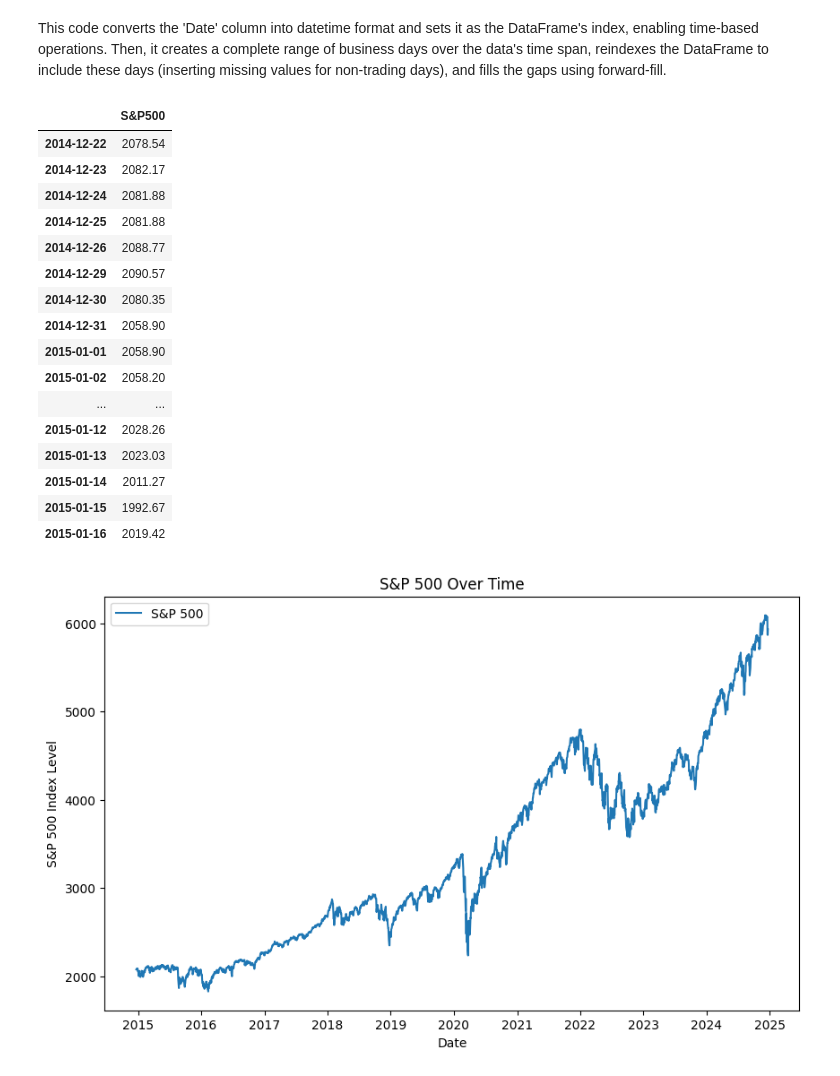
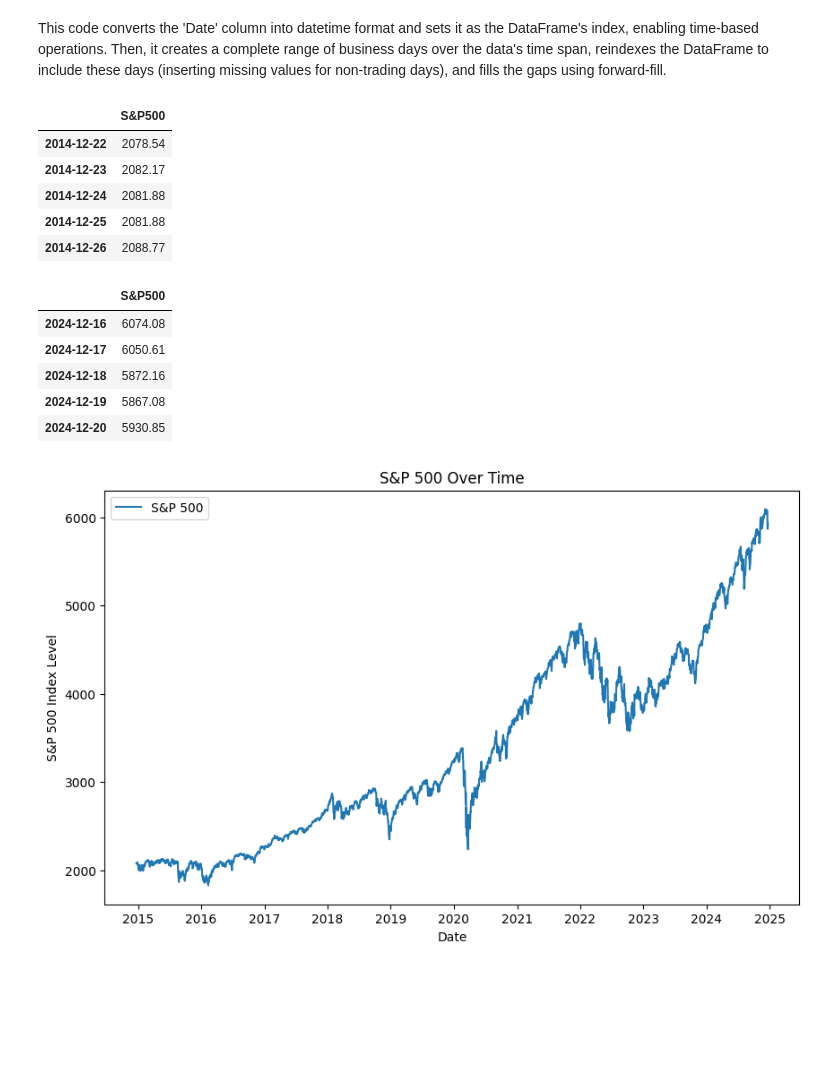
Before and after one commit to johnpospisil/SP500, a Jupyter notebook: s-p-500-stocks.ipynb, the cells around one changed output. Saved outputs shown, nothing was run; the diff lists cells and outputs as text; code cells hidden in the pictures; blank space fills up the shorter version.

```diff
--- a/s-p-500-stocks.ipynb
+++ b/s-p-500-stocks.ipynb
@@ -216,25 +214,23 @@ index_df['S&P500'] = index_df['S&P500'].ffill()
 
 # Now index_df has a row for every business day, and non-trading days have been forward-filled.
 # %%
-index_df.head(20)
+index_df.head()
 # %% [output]
 |  | S&P500 |
 | 2014-12-22 | 2078.54 |
 | 2014-12-23 | 2082.17 |
 | 2014-12-24 | 2081.88 |
 | 2014-12-25 | 2081.88 |
 | 2014-12-26 | 2088.77 |
-| 2014-12-29 | 2090.57 |
-| 2014-12-30 | 2080.35 |
-| 2014-12-31 | 2058.90 |
-| 2015-01-01 | 2058.90 |
-| 2015-01-02 | 2058.20 |
-| ... | ... |
-| 2015-01-12 | 2028.26 |
-| 2015-01-13 | 2023.03 |
-| 2015-01-14 | 2011.27 |
-| 2015-01-15 | 1992.67 |
-| 2015-01-16 | 2019.42 |
+# %%
+index_df.tail()
+# %% [output]
+|  | S&P500 |
+| 2024-12-16 | 6074.08 |
+| 2024-12-17 | 6050.61 |
+| 2024-12-18 | 5872.16 |
+| 2024-12-19 | 5867.08 |
+| 2024-12-20 | 5930.85 |
 # %%
 import pandas as pd
 import matplotlib.pyplot as plt
```
Also changed, not shown: parts of 11 cells of this notebook.
